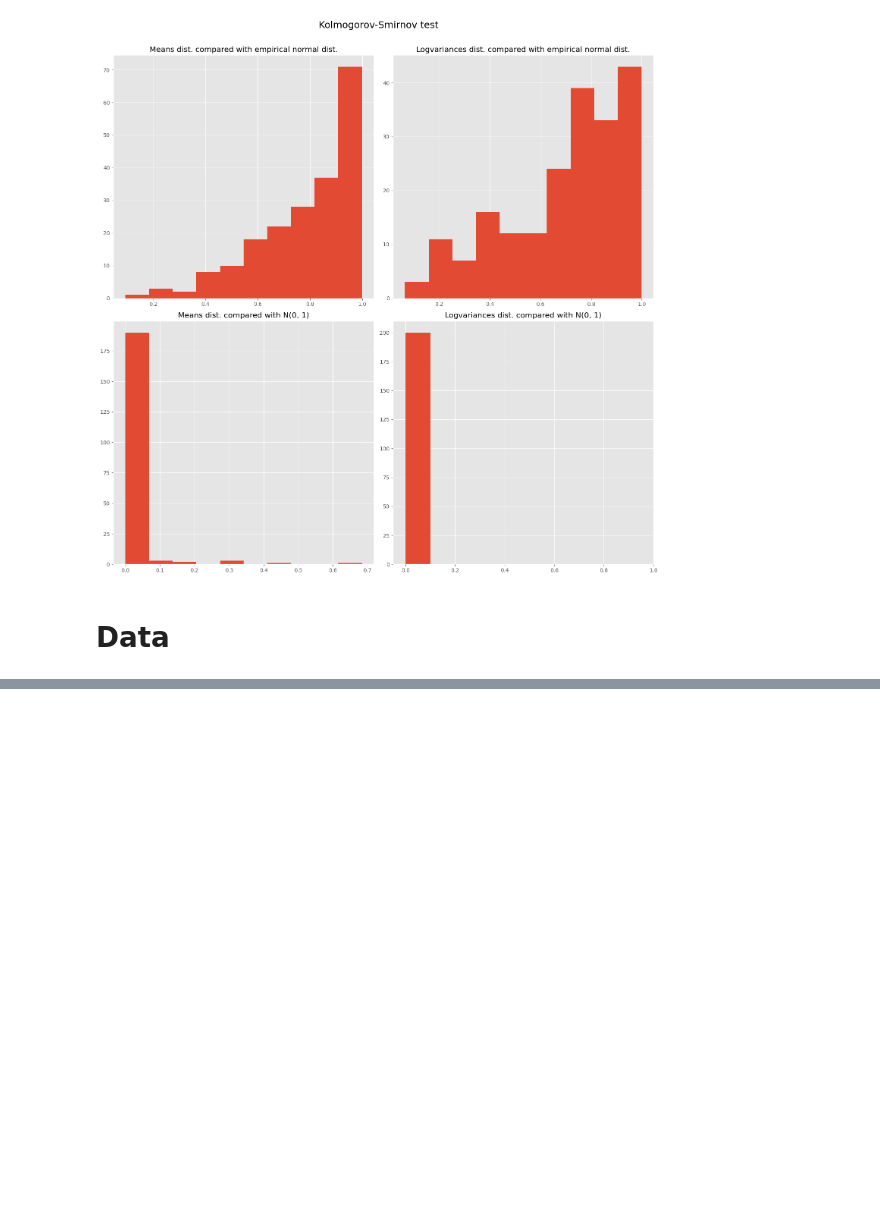
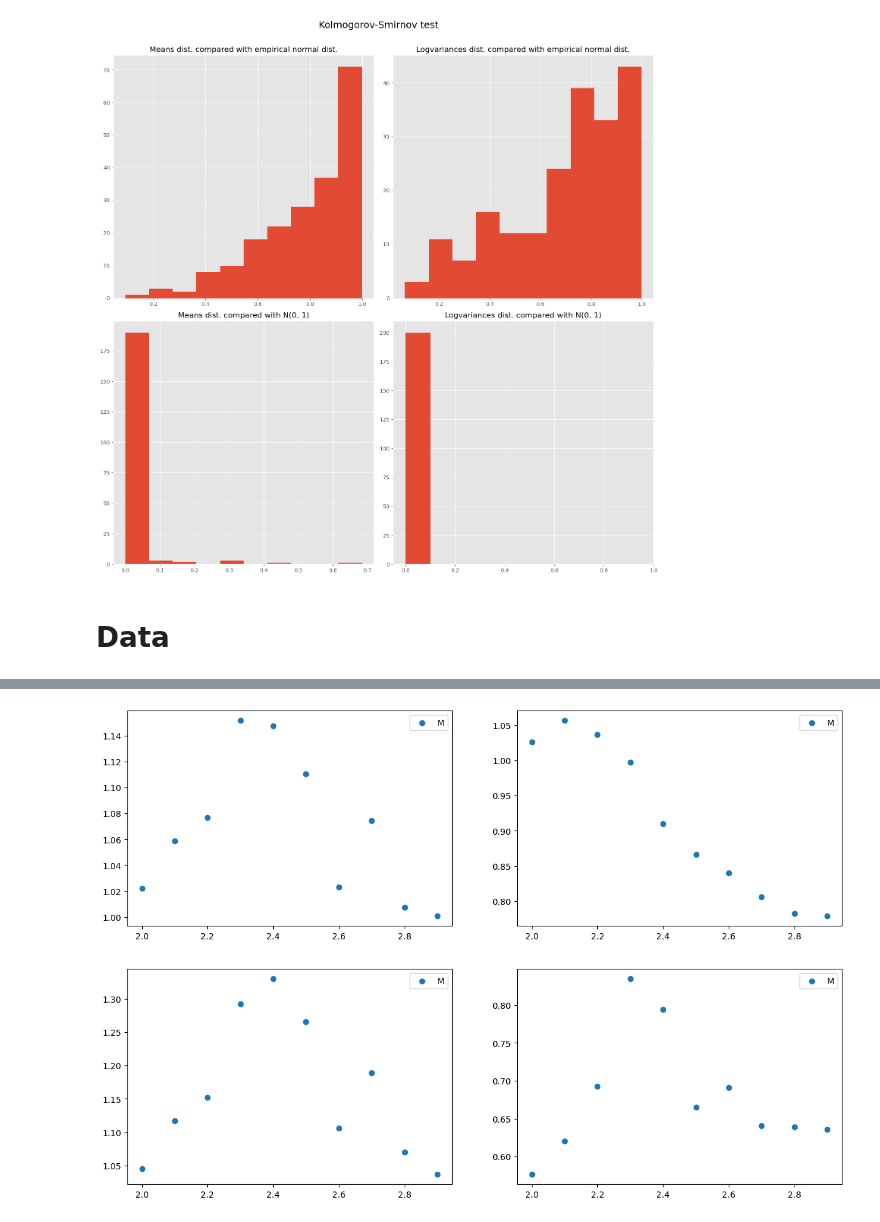
Before and after one commit to pSzyc/Ising, a Jupyter notebook: Model/VAE/VAE_sample.ipynb, the cells around one changed output, grey strips where cells are left out. Saved outputs shown, nothing was run; the diff lists cells and outputs as text; code cells hidden in the pictures; blank space fills up the shorter version.

```diff
--- a/Model/VAE/VAE_sample.ipynb
+++ b/Model/VAE/VAE_sample.ipynb
@@ -234,3 +229,8 @@ plt.savefig("final_plot.png")
+# %%
+comparision_plot(data_list)
+plt.savefig("compare_plot.png")
+# %% [output]
+[figure, added]
 # %%
 fig, axes = plt.subplots(nrows=10, ncols=4, figsize=(10, 20))
 plt.subplots_adjust(top=0.96)
```
Also changed, not shown: parts of 5 cells of this notebook, 4 other files.
